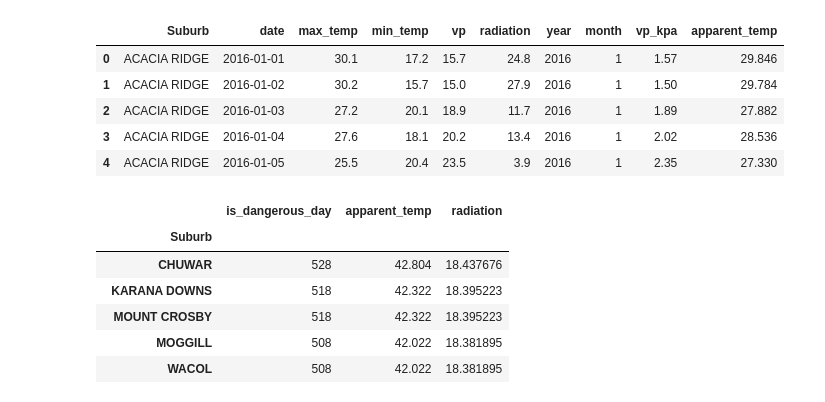
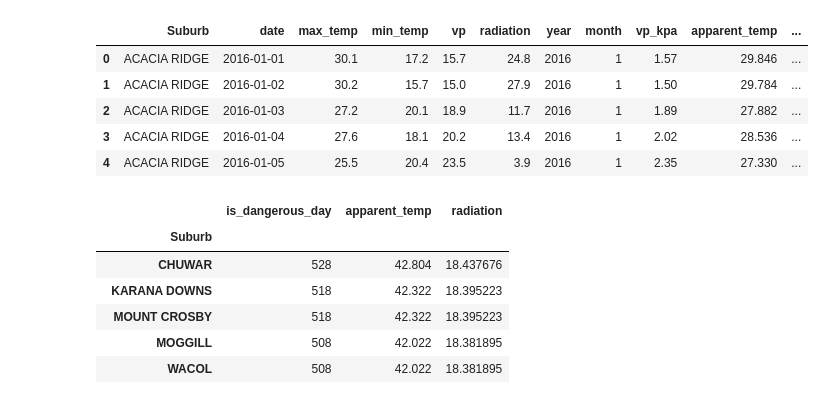
Before and after one commit to LakshyaMalik/brisbane-green-infrastructure-analysis, a Jupyter notebook: src/q7/dangerous_heat.ipynb, the cells around one changed output. Drawn from its saved outputs; the diff is of its cells as text; code cells hidden in the pictures.

```diff
--- a/src/q7/dangerous_heat.ipynb
+++ b/src/q7/dangerous_heat.ipynb
@@ -11,15 +11,24 @@ df_weather['year'] = df_weather['date'].dt.year
 df_weather['month'] = df_weather['date'].dt.month
 # %%
 df_weather["vp_kpa"] = df_weather["vp"] / 10.0
+df_weather['Q_net'] = (df_weather['radiation'] * 1000000 / (12 * 3600)) * 0.15
+
+df_weather['apparent_temp_advanced'] = (
+    df_weather['max_temp'] +
+    (0.348 * df_weather['vp']) +
+    (0.70 * df_weather['Q_net'] / 10) -
+    4.25
+)
+
 df_weather["apparent_temp"] = -1.3 + (0.92 * df_weather["max_temp"]) + (2.2 * df_weather["vp_kpa"])
 df_weather.head()
 # %% [output]
-|  | Suburb | date | max_temp | min_temp | vp | radiation | year | month | vp_kpa | apparent_temp |
-| 0 | ACACIA RIDGE | 2016-01-01 | 30.1 | 17.2 | 15.7 | 24.8 | 2016 | 1 | 1.57 | 29.846 |
-| 1 | ACACIA RIDGE | 2016-01-02 | 30.2 | 15.7 | 15.0 | 27.9 | 2016 | 1 | 1.50 | 29.784 |
-| 2 | ACACIA RIDGE | 2016-01-03 | 27.2 | 20.1 | 18.9 | 11.7 | 2016 | 1 | 1.89 | 27.882 |
-| 3 | ACACIA RIDGE | 2016-01-04 | 27.6 | 18.1 | 20.2 | 13.4 | 2016 | 1 | 2.02 | 28.536 |
-| 4 | ACACIA RIDGE | 2016-01-05 | 25.5 | 20.4 | 23.5 | 3.9 | 2016 | 1 | 2.35 | 27.330 |
+|  | Suburb | date | max_temp | min_temp | vp | radiation | year | month | vp_kpa | apparent_temp | ... |
+| 0 | ACACIA RIDGE | 2016-01-01 | 30.1 | 17.2 | 15.7 | 24.8 | 2016 | 1 | 1.57 | 29.846 | ... |
+| 1 | ACACIA RIDGE | 2016-01-02 | 30.2 | 15.7 | 15.0 | 27.9 | 2016 | 1 | 1.50 | 29.784 | ... |
+| 2 | ACACIA RIDGE | 2016-01-03 | 27.2 | 20.1 | 18.9 | 11.7 | 2016 | 1 | 1.89 | 27.882 | ... |
+| 3 | ACACIA RIDGE | 2016-01-04 | 27.6 | 18.1 | 20.2 | 13.4 | 2016 | 1 | 2.02 | 28.536 | ... |
+| 4 | ACACIA RIDGE | 2016-01-05 | 25.5 | 20.4 | 23.5 | 3.9 | 2016 | 1 | 2.35 | 27.330 | ... |
 # %%
 radiation_threshold = df_weather["radiation"].quantile(0.75)
 conditions = [
```
Also changed, not shown: parts of 1 cell of this notebook.
